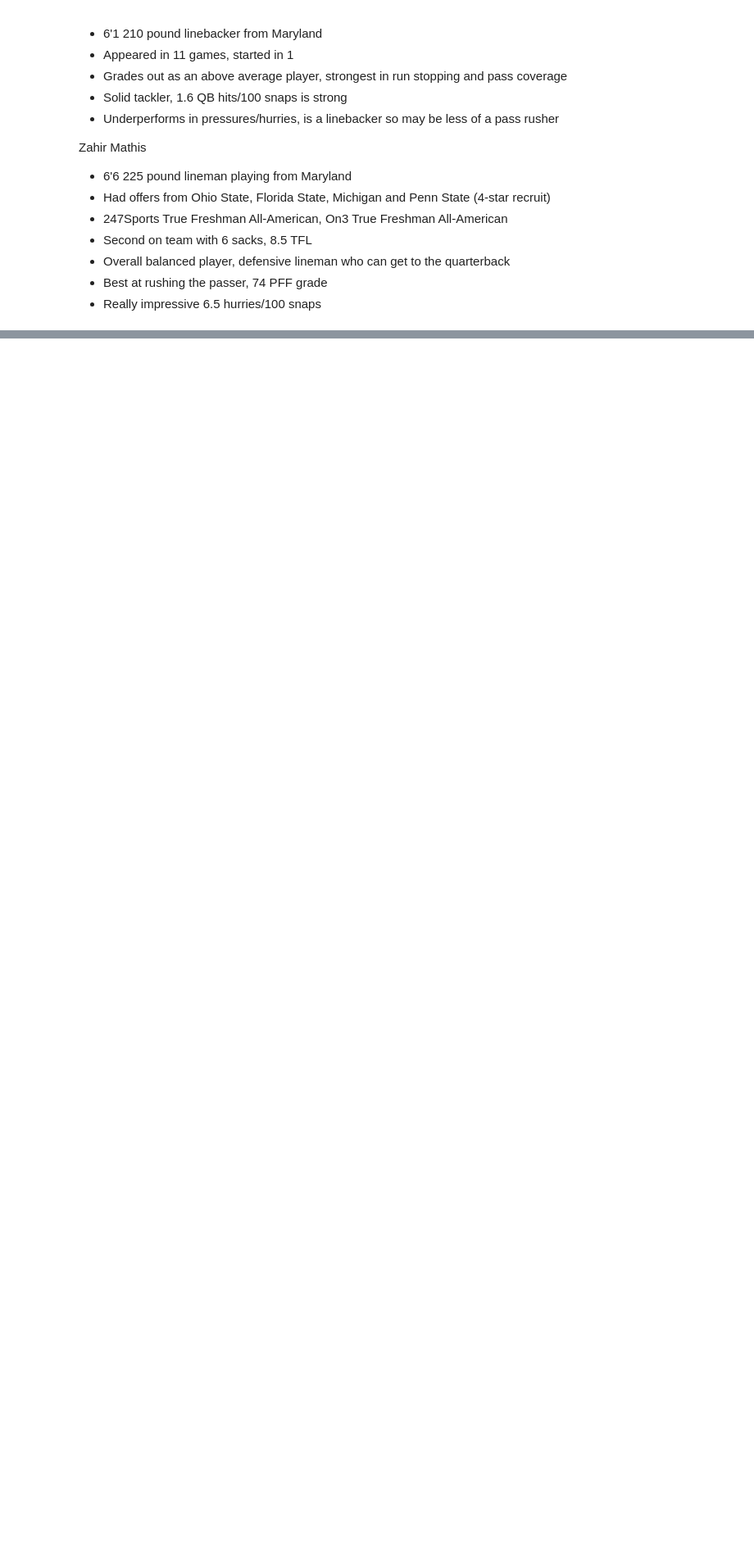
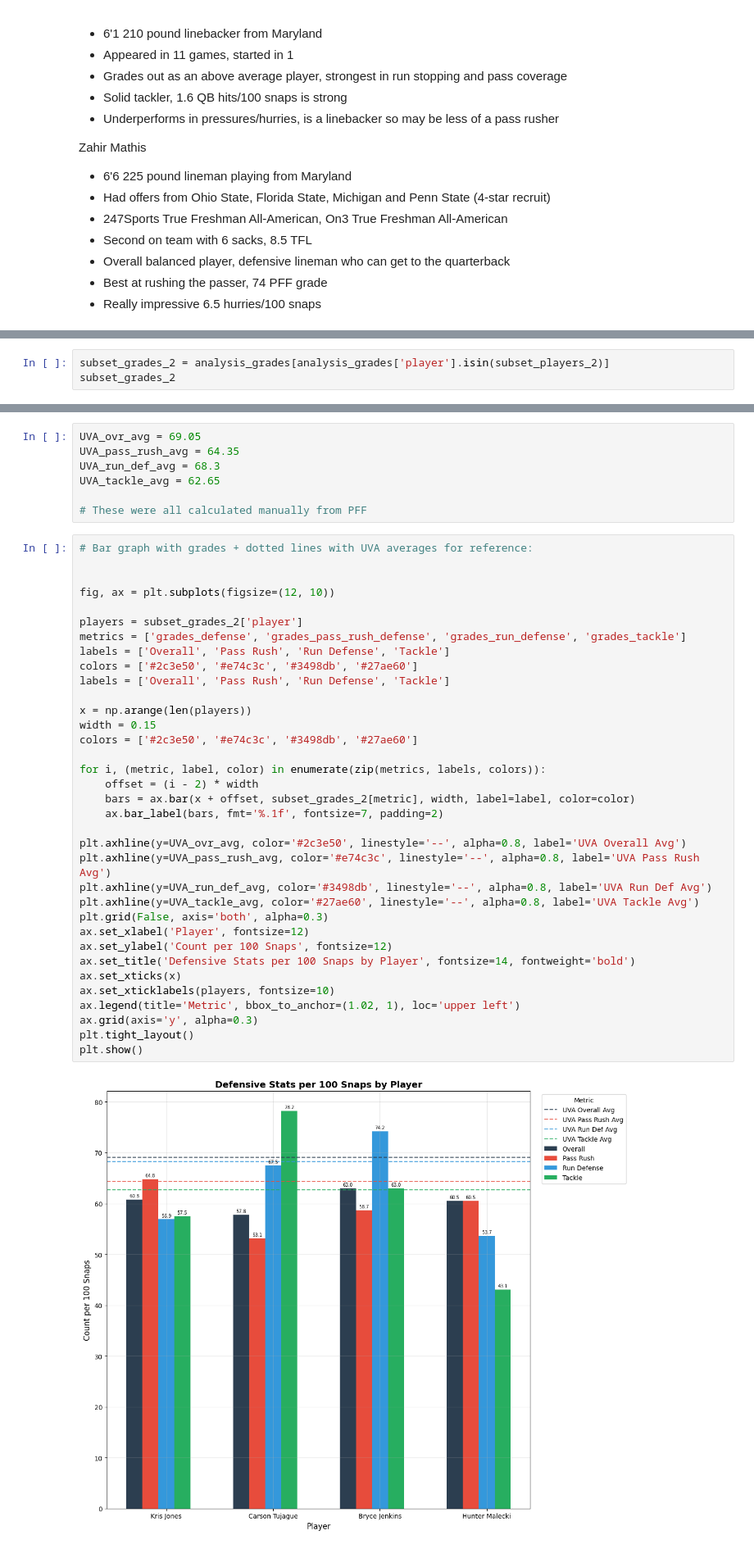
Before and after one commit to benberinsky/uva_sports_front7, a Jupyter notebook: front_7_analysis.ipynb, the cells around one changed output, grey strips where cells are left out. Shown at 82% size. Cells and saved outputs as stored; diff of their text form; blank space fills up the shorter version.

```diff
--- a/front_7_analysis.ipynb
+++ b/front_7_analysis.ipynb
@@ -222,0 +242,3 @@ Zahir Mathis
+# %%
+subset_grades_2 = analysis_grades[analysis_grades['player'].isin(subset_players_2)]
+subset_grades_2
@@ -222,0 +279,44 @@ Zahir Mathis
+# %%
+UVA_ovr_avg = 69.05
+UVA_pass_rush_avg = 64.35
+UVA_run_def_avg = 68.3
+UVA_tackle_avg = 62.65
+
+# These were all calculated manually from PFF
+# %%
+# Bar graph with grades + dotted lines with UVA averages for reference:
+
+
+fig, ax = plt.subplots(figsize=(12, 10))
+
+players = subset_grades_2['player']
+metrics = ['grades_defense', 'grades_pass_rush_defense', 'grades_run_defense', 'grades_tackle']
+labels = ['Overall', 'Pass Rush', 'Run Defense', 'Tackle']
+colors = ['#2c3e50', '#e74c3c', '#3498db', '#27ae60']
+labels = ['Overall', 'Pass Rush', 'Run Defense', 'Tackle']
+
+x = np.arange(len(players))
+width = 0.15
+colors = ['#2c3e50', '#e74c3c', '#3498db', '#27ae60']
+
+for i, (metric, label, color) in enumerate(zip(metrics, labels, colors)):
+    offset = (i - 2) * width
+    bars = ax.bar(x + offset, subset_grades_2[metric], width, label=label, color=color)
+    ax.bar_label(bars, fmt='%.1f', fontsize=7, padding=2)
+
+plt.axhline(y=UVA_ovr_avg, color='#2c3e50', linestyle='--', alpha=0.8, label='UVA Overall Avg')
+plt.axhline(y=UVA_pass_rush_avg, color='#e74c3c', linestyle='--', alpha=0.8, label='UVA Pass Rush Avg')
+plt.axhline(y=UVA_run_def_avg, color='#3498db', linestyle='--', alpha=0.8, label='UVA Run Def Avg')
+plt.axhline(y=UVA_tackle_avg, color='#27ae60', linestyle='--', alpha=0.8, label='UVA Tackle Avg')
+plt.grid(False, axis='both', alpha=0.3)
+ax.set_xlabel('Player', fontsize=12)
+ax.set_ylabel('Count per 100 Snaps', fontsize=12)
+ax.set_title('Defensive Stats per 100 Snaps by Player', fontsize=14, fontweight='bold')
+ax.set_xticks(x)
+ax.set_xticklabels(players, fontsize=10)
+ax.legend(title='Metric', bbox_to_anchor=(1.02, 1), loc='upper left')
+ax.grid(axis='y', alpha=0.3)
+plt.tight_layout()
+plt.show()
+# %% [output]
+[figure, added]
```
Also changed, not shown: parts of 7 cells of this notebook.
